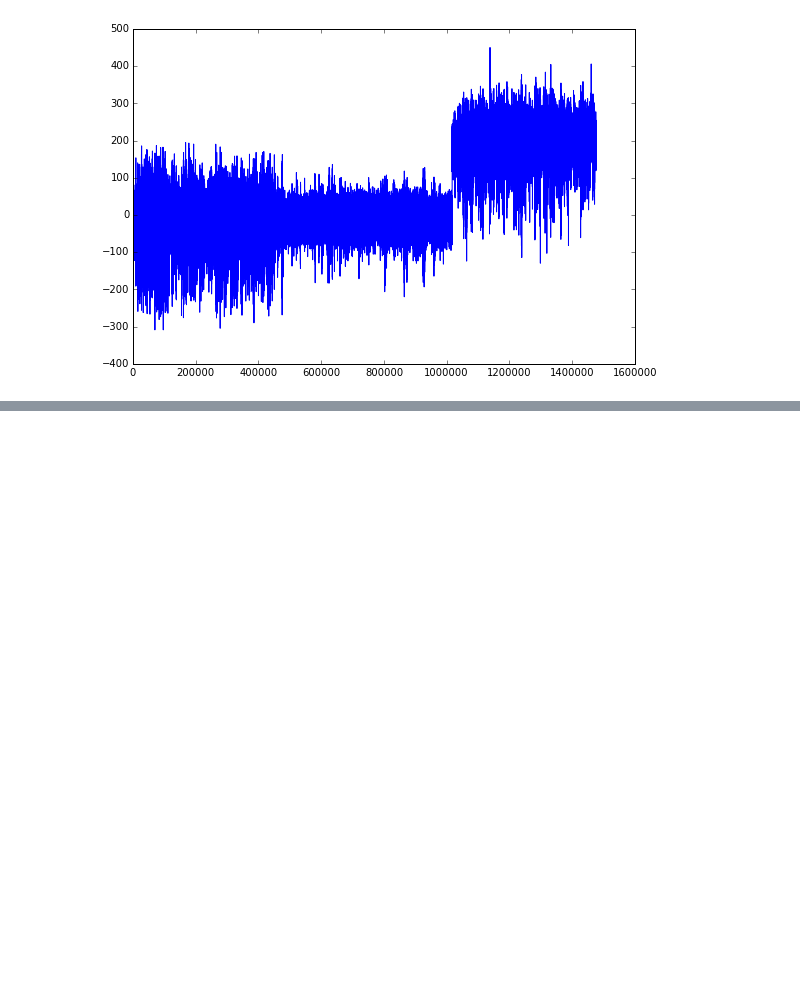
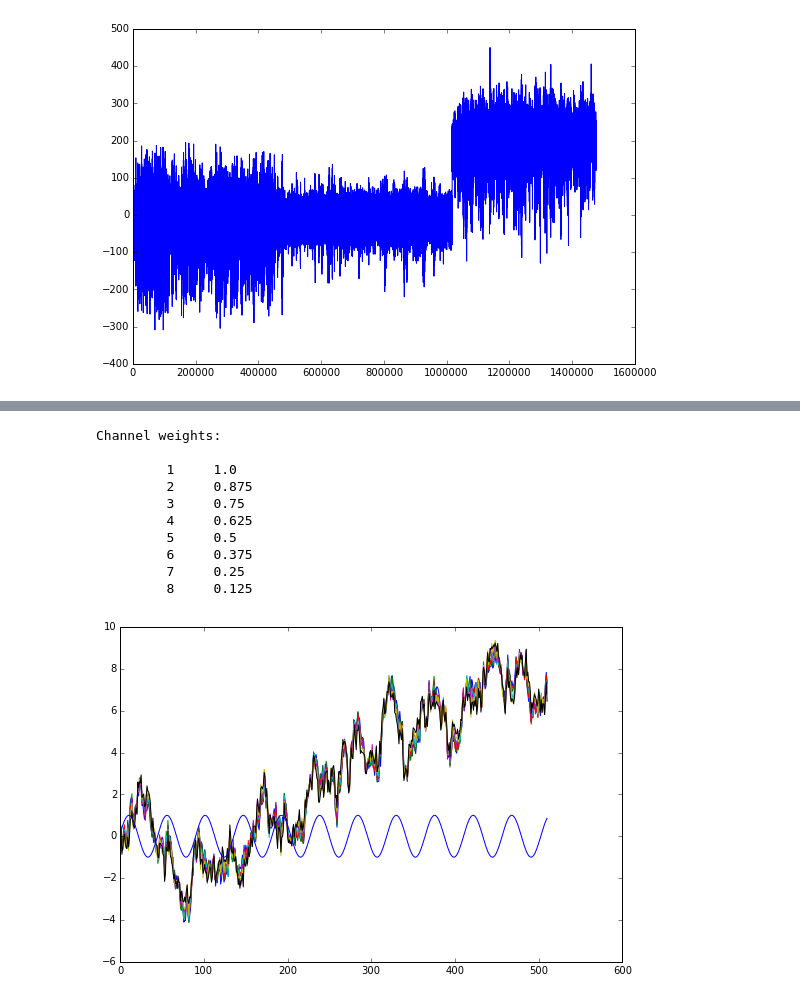
Before and after one commit to rgougelet/FM-BCI, a Jupyter notebook: stat-analysis.ipynb, the cells around one changed output, grey strips where cells are left out. Drawn from its saved outputs; the diff is of its cells as text; code cells hidden in the pictures; blank space fills up the shorter version.

```diff
--- a/stat-analysis.ipynb
+++ b/stat-analysis.ipynb
@@ -125,0 +58,62 @@ IndexError: index 60 is out of bounds for axis 1 with size 60
+# %%
+sampleRate = 512 # sample rate assumed during recording
+sampleSpacing = 1.0 / sampleRate # time between samples in seconds
+dataLengthSecs = 60 # length of whole recording
+dataLengthSamples = dataLengthSecs*sampleRate # length of whole recording in samples
+
+t = np.arange(0,dataLengthSecs,sampleSpacing) # time vector spanning length in seconds, with approp. num of samples
+#numOfChannel = voltageSamples.shape[0] # determine number of channels from data, i.e. not predefined
+numOfChannel = 8
+voltageSamples = np.empty([numOfChannel, dataLengthSamples])
+
+# channel weighting
+channelWeights = np.linspace(1,1./numOfChannel,numOfChannel)
+#np.random.shuffle(channelWeights)
+print 'Channel weights:', '\n'
+for channelIndex in range(numOfChannel):
+    print "        ", channelIndex+1, "   ", channelWeights[channelIndex]
+
+# frequency modulation parameters
+alphaCenter = 10.25   # Hz the carrier frequency
+alphaModFreq = 0.1  # Hz the modulating frequency
+alphaFreqDev = 1    # Hz of the frequency deviation
+
+# signal to noise parameters
+snr = 2             # signal / noise
+noiseMean = 0
+noiseStdDev = 0.5
+alphaMean = 0
+alphaStdDev = abs(np.sqrt(snr*(noiseStdDev**2))) # std of sine wave
+alphaAmp = np.sqrt(2)*alphaStdDev
+h = alphaFreqDev/alphaModFreq         # Modulation index
+
+# Constructs 1/f noise by iteratively adding normal random noise, effectively the CDF of normal dist.
+normalNoise = np.random.normal(noiseMean, noiseStdDev, (1,dataLengthSamples))
+pinkNoise = np.cumsum(normalNoise)
+
+# Frequency modulated alpha rhythm, a sinusoidal baseband signal
+alpha = alphaAmp*np.sin( alphaCenter  * 2.0 * np.pi * t + alphaFreqDev*np.sin(2 * np.pi * alphaModFreq * t) / alphaModFreq)
+
+# assign the weighted alpha rhythm + 1/f noise + additional random noise to each channel in sample
+for channelIndex in range(0,numOfChannel):
+    voltageSamples[channelIndex,:] = channelWeights[channelIndex]*alpha + pinkNoise + 0.5*np.random.random([1,dataLengthSamples])
+voltageSamples[channelIndex,:] = alpha # change last channel to ground truth alpha
+
+fig3 = plt.figure(3, figsize=(9,6))
+
+channelArray = np.vsplit(voltageSamples,1)
+for channelIndex in range(0,numOfChannel):
+    plt.plot(voltageSamples[channelIndex,1:sampleRate])
+plt.show()
+# %% [output]
+Channel weights:
+
+         1     1.0
+         2     0.875
+         3     0.75
+         4     0.625
+         5     0.5
+         6     0.375
+         7     0.25
+         8     0.125
+[figure, added]
```
Also changed, not shown: parts of 8 cells of this notebook, 4 other files.
